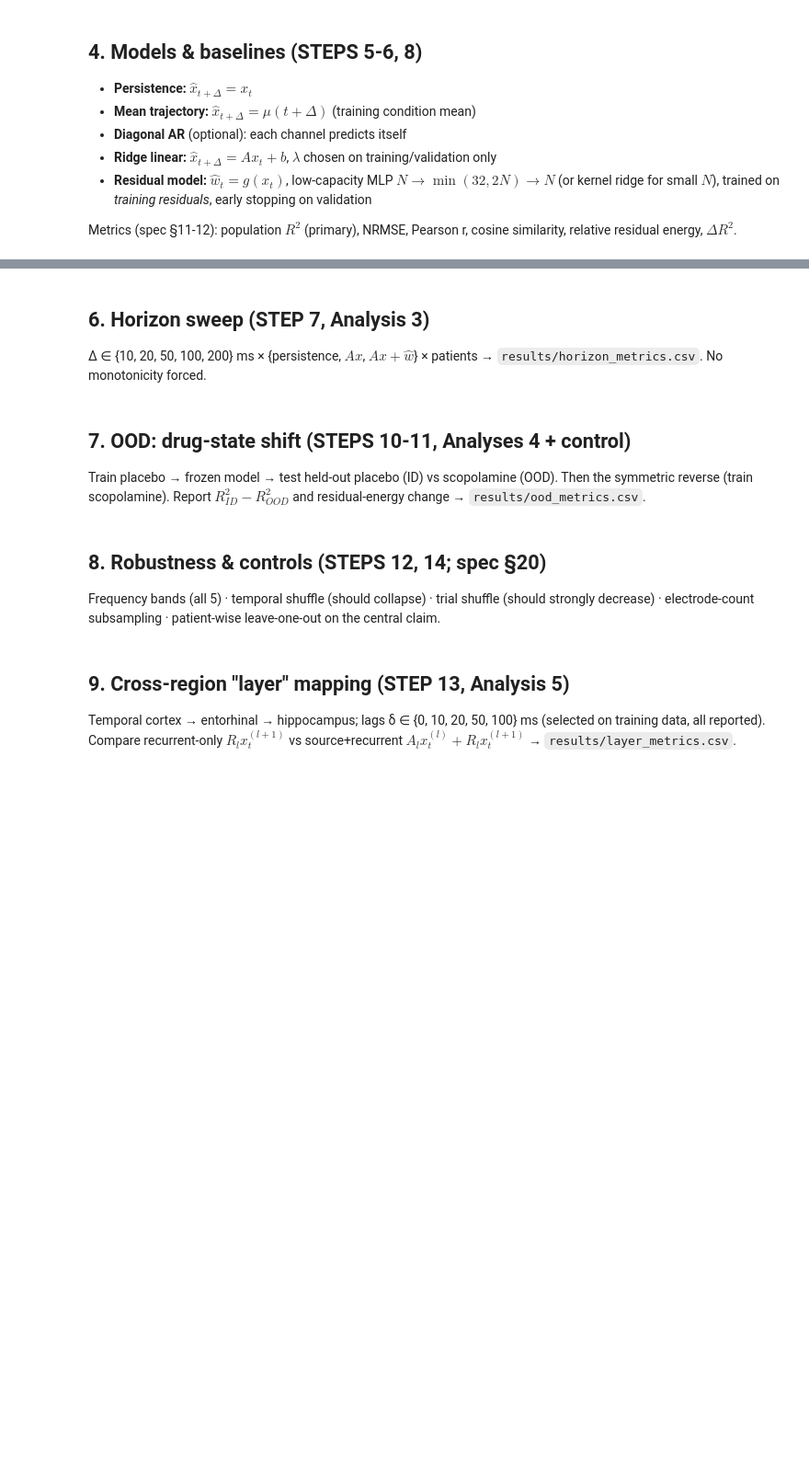
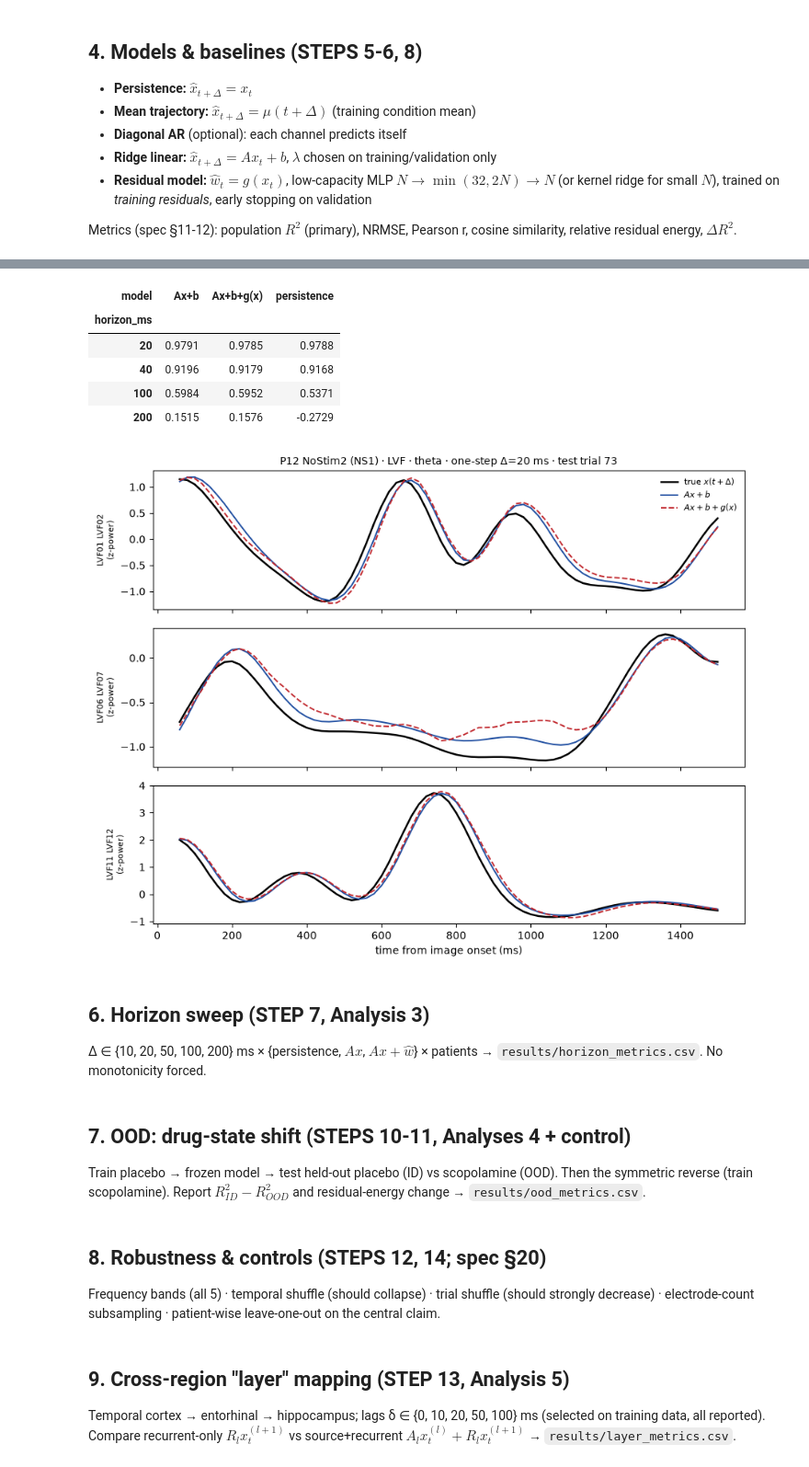
Before and after one commit to rgs2151/controller, a Jupyter notebook: NeuroAnalysis/brain_local_linearization.ipynb, the cells around one changed output, grey strips where cells are left out. Shown at 92% size. Drawn from its saved outputs; the diff is of its cells as text; code cells hidden in the pictures; blank space fills up the shorter version.

Commit message:
NeuroAnalysis: validated loader, theta preprocessing, POC (P12/LVF): Ax+b beats persistence at long horizons

```diff
--- a/NeuroAnalysis/brain_local_linearization.ipynb
+++ b/NeuroAnalysis/brain_local_linearization.ipynb
@@ -103,4 +389,15 @@ $x(t) = \text{mean power over } [t-40\,\text{ms}, t]$ at 20-ms stride → per-pa
 
 Group by `trial_id` (session-aware if sessions exist): 60/20/20 train/val/test. No time-point-level splitting.
 # %%
-# TODO: grouped trial split + repeated group CV when trial count permits.
+def trial_split(n_trials, fracs=SPLIT_FRACS, seed=RANDOM_SEED):
+    """Whole-trial 60/20/20 split (spec §6: NEVER split within trials)."""
+    rng_ = np.random.default_rng(seed)
+    order = rng_.permutation(n_trials)
+    n_tr = int(round(fracs[0] * n_trials))
+    n_va = int(round(fracs[1] * n_trials))
+    return order[:n_tr], order[n_tr:n_tr + n_va], order[n_tr + n_va:]
+
+
+tr, va, te = trial_split(tokens.shape[0])
+print(f"split (NoStim2, {tokens.shape[0]} trials): train={len(tr)}, val={len(va)}, test={len(te)}")
+assert not (set(tr) & set(va)) and not (set(tr) & set(te)) and not (set(va) & set(te))
@@ -129,3 +568,57 @@ Outputs: true-vs-predicted trajectory; $R^2$ for persistence / $Ax$ / $Ax+\hat{w
+# %%
+# ---------- POC part 2: horizon mini-sweep + trajectory figure ----------
+# NOTE: with a 20-ms token stride, only multiples of 20 ms are realizable
+# (spec's 10/50 ms horizons are not on the token grid; recorded as a deviation).
+poc_horizons = [20, 40, 100, 200]
+rows = []
+models_at_h = {}
+for h_ms in poc_horizons:
+    hs = h_ms // TOKEN_STRIDE_MS
+    Xtr_h, Ytr_h = make_pairs(z_r[tr], hs)
+    Xva_h, Yva_h = make_pairs(z_r[va], hs)
+    Xte_h, Yte_h = make_pairs(z_r[te], hs)
+    A_h, b_h, lam_h = fit_ridge(Xtr_h, Ytr_h, Xva_h, Yva_h)
+    R_tr = Ytr_h - ridge_predict(A_h, b_h, Xtr_h)
+    R_va = Yva_h - ridge_predict(A_h, b_h, Xva_h)
+    g_h = fit_residual_mlp(Xtr_h, R_tr, Xva_h, R_va)
+    p_lin = ridge_predict(A_h, b_h, Xte_h)
+    p_res = p_lin + mlp_predict(g_h, Xte_h)
+    models_at_h[h_ms] = (A_h, b_h, g_h)
+    for name, p in [("persistence", Xte_h), ("Ax+b", p_lin), ("Ax+b+g(x)", p_res)]:
+        rows.append({"horizon_ms": h_ms, "model": name, **eval_all(Yte_h, p)})
+
+poc_sweep = pd.DataFrame(rows)
+display(poc_sweep.pivot(index="horizon_ms", columns="model", values="R2").round(4))
+
+# ---------- Trajectory figure: one test trial, Δ=20 ms one-step predictions ----------
+hs = 1
+trial = te[0]
+Xp, Yp = z_r[trial, :-hs, :], z_r[trial, hs:, :]
+A20, b20, g20 = models_at_h[20]
+p_lin = ridge_predict(A20, b20, Xp)
+p_res = p_lin + mlp_predict(g20, Xp)
+t_pred = token_t[hs:]
+
+fig, axes = plt.subplots(3, 1, figsize=(9, 7), sharex=True)
+for ax, ch in zip(axes, [0, 5, 10]):
+    ax.plot(t_pred, Yp[:, ch], color=COLOR_TRUE, lw=1.8, label="true $x(t+\\Delta)$")
+    ax.plot(t_pred, p_lin[:, ch], color=COLOR_LINEAR, lw=1.4, label="$Ax+b$")
+    ax.plot(t_pred, p_res[:, ch], color=COLOR_RESIDUAL, lw=1.4, ls="--", label="$Ax+b+g(x)$")
+    ax.set_ylabel(f"{ch_tbl.loc[clean_idx[region_mask_in_clean], 'pair_name'].iloc[ch]}\n(z-power)", fontsize=8)
+axes[0].legend(loc="upper right", fontsize=8, frameon=False)
+axes[0].set_title(f"P12 NoStim2 (NS1) · {POC_LEAD} · theta · one-step Δ=20 ms · test trial {trial}", fontsize=10)
+axes[-1].set_xlabel("time from image onset (ms)")
+fig.tight_layout()
+fig.savefig(FIG_DIR / "poc_trajectory_P12_LVF_theta.png", dpi=200)
+plt.show()
+# %% [output]
+| model | Ax+b | Ax+b+g(x) | persistence |
+| horizon_ms |  |  |  |
+| 20 | 0.9791 | 0.9785 | 0.9788 |
+| 40 | 0.9196 | 0.9179 | 0.9168 |
+| 100 | 0.5984 | 0.5952 | 0.5371 |
+| 200 | 0.1515 | 0.1576 | -0.2729 |
+[figure, added]
 # %% [markdown]
 ## 6. Horizon sweep (STEP 7, Analysis 3)
 
```
Also changed, not shown: parts of 10 cells of this notebook, 3 other files.
